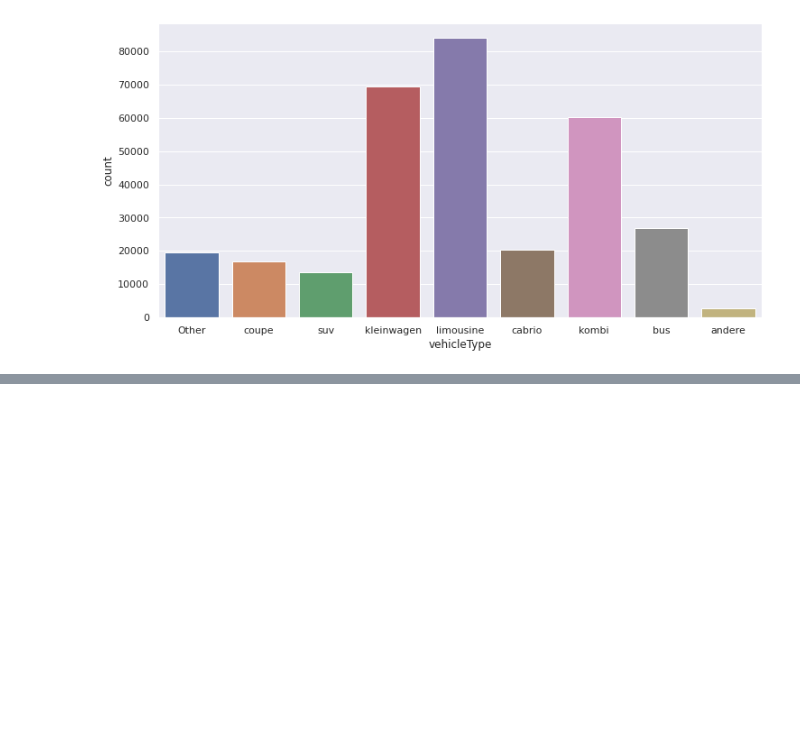
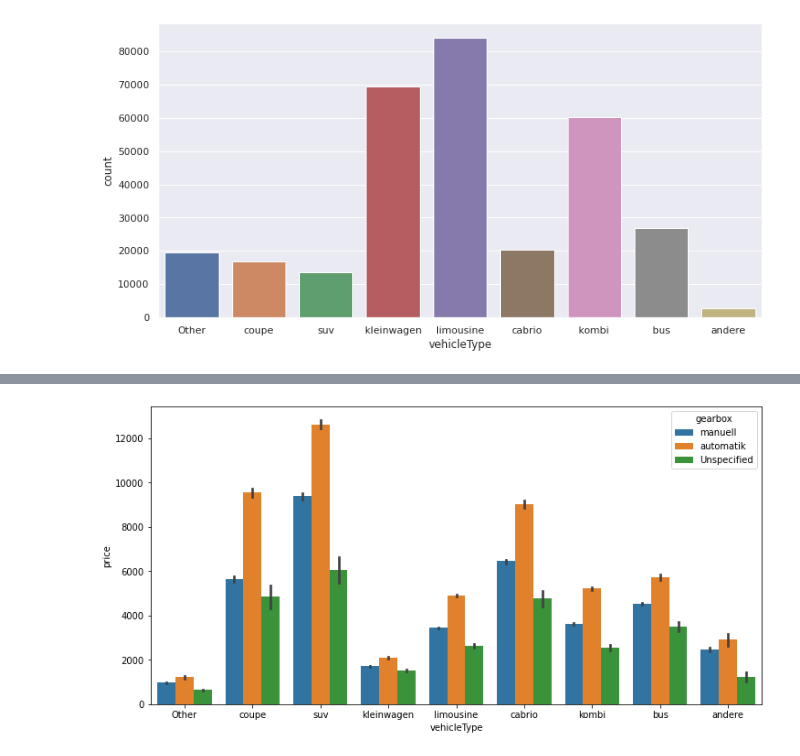
Before and after one commit to hersany/DataScience, a Jupyter notebook: Seaborn/Seaborn Class2.ipynb, the cells around one changed output, grey strips where cells are left out. Saved outputs shown, nothing was run; the diff lists cells and outputs as text; code cells hidden in the pictures; blank space fills up the shorter version.

```diff
--- a/Seaborn/Seaborn Class2.ipynb
+++ b/Seaborn/Seaborn Class2.ipynb
@@ -74,0 +86,6 @@ sns.countplot('vehicleType', data = df)
+# %%
+plt.figure(figsize = (12, 6))
+sns.barplot('vehicleType', 'price', 'gearbox', data = df)
+plt.show()
+# %% [output]
+[figure, added]
```
Also changed, not shown: parts of 4 cells of this notebook, 1 other file.
